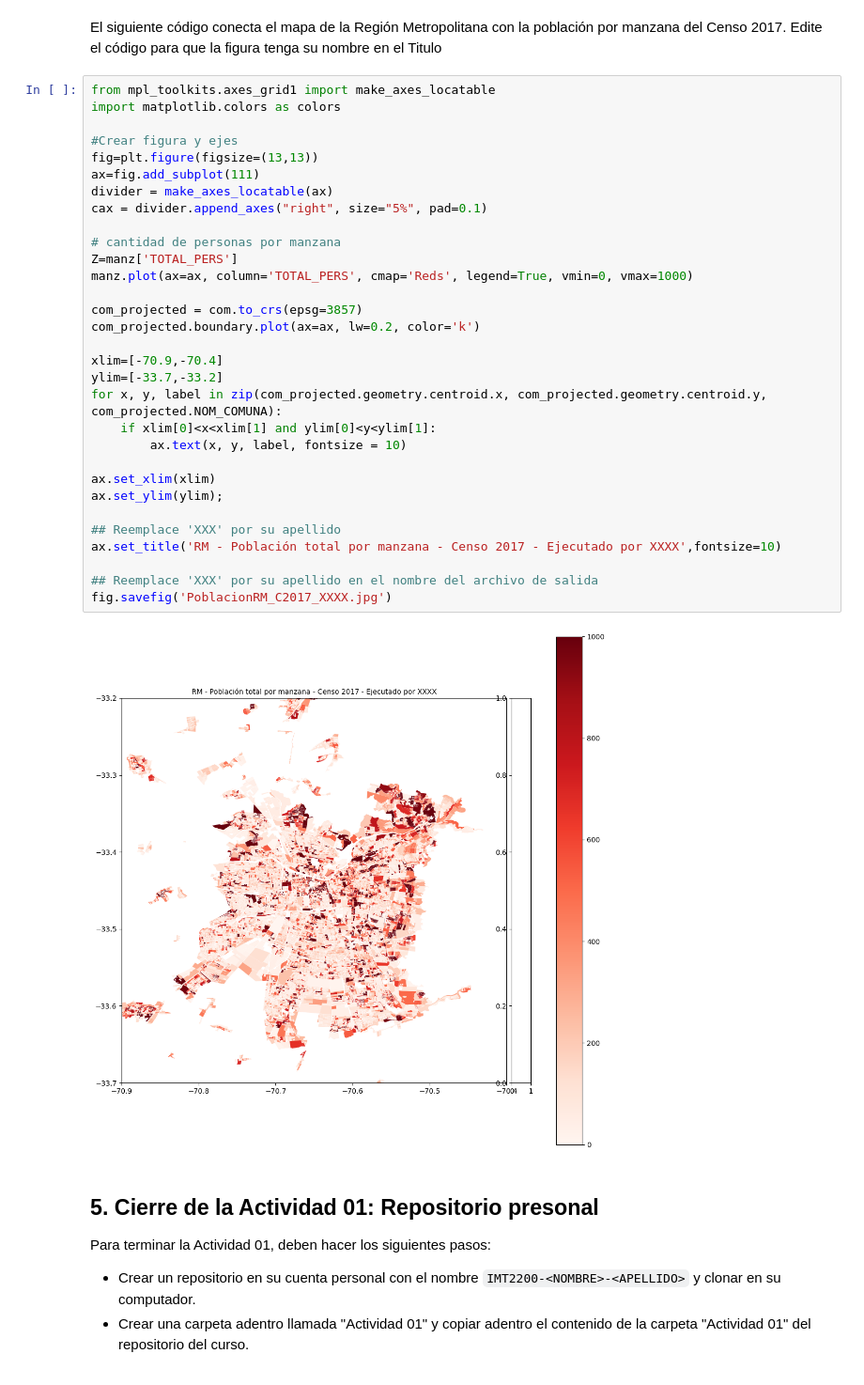
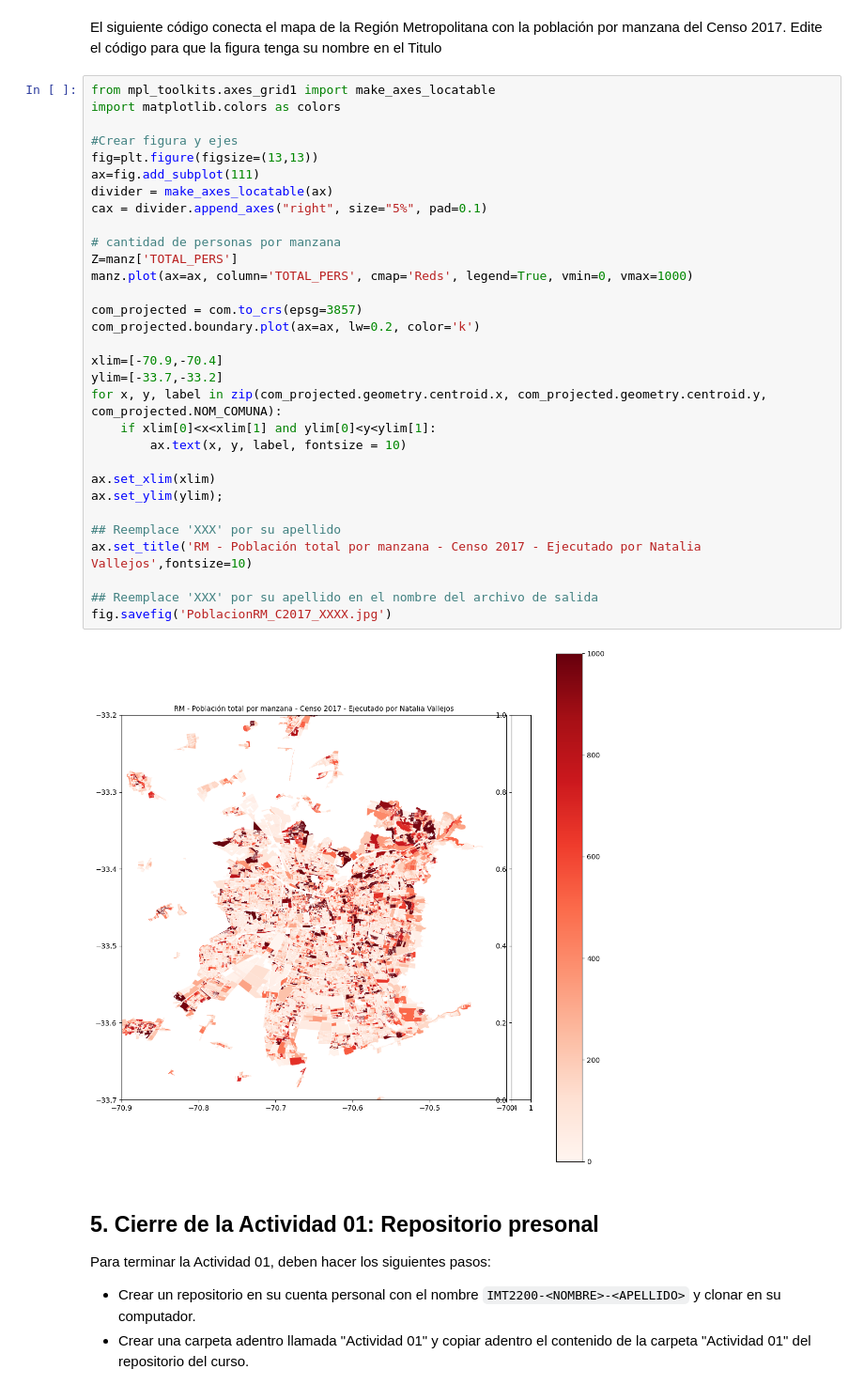
Before and after one commit to natyvm/IMT2200-Natalia-Vallejos, a Jupyter notebook: Actividades/Actividad 1/IMT2200 - Actividad 01.ipynb, the cells around one changed output. Shown: that part at 94% size. Saved outputs shown, nothing was run; the diff lists cells and outputs as text.

```diff
--- a/Actividades/Actividad 1/IMT2200 - Actividad 01.ipynb
+++ b/Actividades/Actividad 1/IMT2200 - Actividad 01.ipynb
@@ -144,35 +144,35 @@ El siguiente código conecta el mapa de la Región Metropolitana con la poblaci
 from mpl_toolkits.axes_grid1 import make_axes_locatable
 import matplotlib.colors as colors
 
 #Crear figura y ejes
 fig=plt.figure(figsize=(13,13))
 ax=fig.add_subplot(111)
 divider = make_axes_locatable(ax)
 cax = divider.append_axes("right", size="5%", pad=0.1)
 
 # cantidad de personas por manzana
 Z=manz['TOTAL_PERS']
 manz.plot(ax=ax, column='TOTAL_PERS', cmap='Reds', legend=True, vmin=0, vmax=1000)
 
 com_projected = com.to_crs(epsg=3857)
 com_projected.boundary.plot(ax=ax, lw=0.2, color='k')
 
 xlim=[-70.9,-70.4]
 ylim=[-33.7,-33.2]
 for x, y, label in zip(com_projected.geometry.centroid.x, com_projected.geometry.centroid.y, com_projected.NOM_COMUNA):
     if xlim[0]<x<xlim[1] and ylim[0]<y<ylim[1]:
         ax.text(x, y, label, fontsize = 10)
 
 ax.set_xlim(xlim)
 ax.set_ylim(ylim);
 
 ## Reemplace 'XXX' por su apellido
-ax.set_title('RM - Población total por manzana - Censo 2017 - Ejecutado por XXXX',fontsize=10)
+ax.set_title('RM - Población total por manzana - Censo 2017 - Ejecutado por Natalia Vallejos',fontsize=10)
 
 ## Reemplace 'XXX' por su apellido en el nombre del archivo de salida
 fig.savefig('PoblacionRM_C2017_XXXX.jpg')
 # %% [output]
-[figure, old version]
+[figure, new version]
 # %% [markdown]
 ## 5. Cierre de la Actividad 01: Repositorio presonal
 
```
Also changed, not shown: 2 other files.
